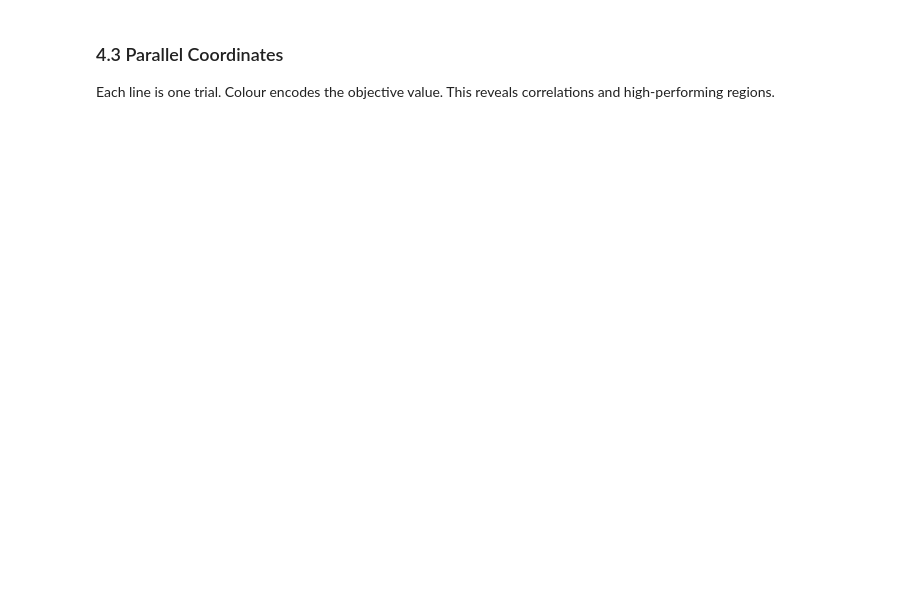
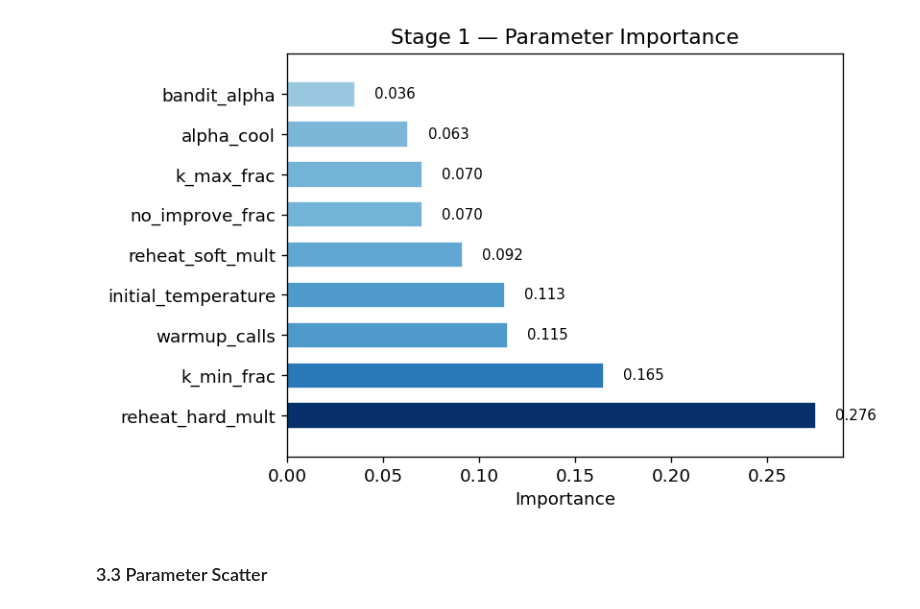
Before and after one commit to amine-kherroubi/optimization, a Jupyter notebook: bin_packing_optimization/hybrid_learning_metaheuristics/hybrid_alns/parameter_tuning/parameter_tuning.ipynb, the cells around one changed output. Drawn from its saved outputs; the diff is of its cells as text; code cells hidden in the pictures; blank space fills up the shorter version.

```diff
--- a/bin_packing_optimization/hybrid_learning_metaheuristics/hybrid_alns/parameter_tuning/parameter_tuning.ipynb
+++ b/bin_packing_optimization/hybrid_learning_metaheuristics/hybrid_alns/parameter_tuning/parameter_tuning.ipynb
@@ -332,15 +299,27 @@ Which knobs matter most? Optuna's hyperparameter importance (fANOVA / tree-based
 # %%
 if stage1_raw:
-    fig = plot_param_importances(stage1_study)
-    fig.update_layout(
-        width=700,
-        height=450,
-        title="Stage 1 — Parameter Importance",
-    )
-    fig.show()
+    importances = get_param_importances(stage1_study)
+    if not importances:
+        print("Parameter importance: not available (insufficient trial variation).")
+    else:
+        params = list(importances.keys())
+        scores = list(importances.values())
+        score_arr = np.array(scores)
+        colors = plt.cm.Blues(0.3 + 0.7 * (score_arr / score_arr.max()))
+
+        fig, ax = plt.subplots(figsize=(7, 4.5))
+        bars = ax.barh(params, scores, color=colors, edgecolor="white", height=0.65)
+        for bar, s in zip(bars, scores):
+            ax.text(bar.get_width() + 0.01, bar.get_y() + bar.get_height() / 2,
+                    f"{s:.3f}", va="center", fontsize=9)
+        ax.set_xlabel("Importance")
+        ax.set_title("Stage 1 — Parameter Importance")
+        ax.margins(y=0.08)
+        fig.tight_layout()
+        plt.show()
+# %% [output]
+[figure, added]
 # %% [markdown]
-### 4.3 Parallel Coordinates
-
-Each line is one trial. Colour encodes the objective value. This reveals correlations and high-performing regions.
+### 3.3 Parameter Scatter
 # %%
 if stage1_raw and len(stage1_raw["trials"]) >= 5:
```
Also changed, not shown: parts of 55 cells of this notebook, 2 other files.
